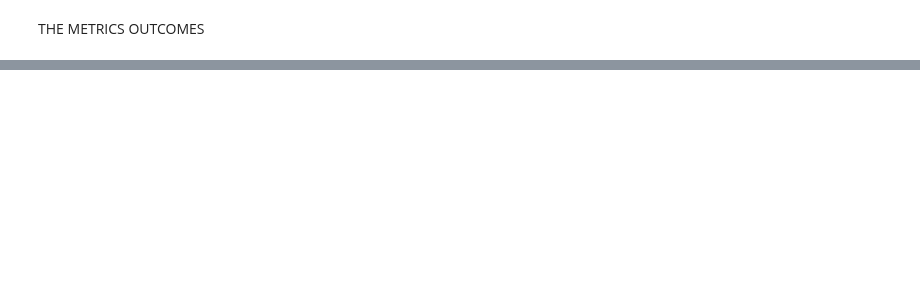
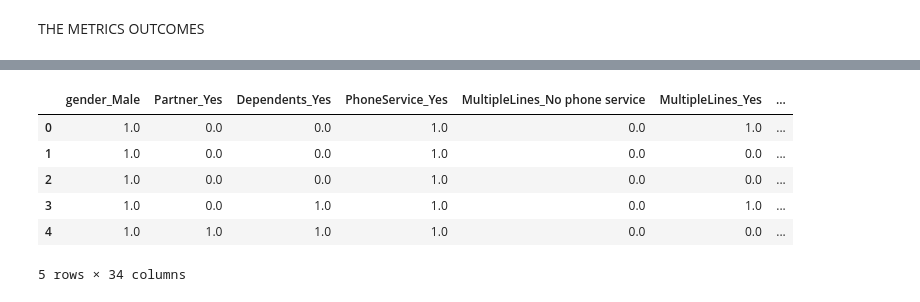
Before and after one commit to DzeBakuEso/AZUBI_CSM_LP2_CLASSISFICATION_MODEL, a Jupyter notebook: src/notebook/customer_churn_analysis.ipynb, the cells around one changed output, grey strips where cells are left out. Cells and saved outputs as stored; diff of their text form; code cells hidden in the pictures; blank space fills up the shorter version.

```diff
--- a/src/notebook/customer_churn_analysis.ipynb
+++ b/src/notebook/customer_churn_analysis.ipynb
@@ -1220,0 +1277,38 @@ BELOW WE WANT TO VIEW OUR NEW DATA SETS
+# %%
+
+# Encode categorical columns
+categorical_cols = ['gender', 'Partner', 'Dependents', 'PhoneService', 'MultipleLines', 'InternetService',
+                    'OnlineSecurity', 'OnlineBackup', 'DeviceProtection', 'TechSupport', 'StreamingTV',
+                    'StreamingMovies', 'Contract', 'PaperlessBilling', 'PaymentMethod', 'tenure_group']
+
+encoder = OneHotEncoder(drop='first', sparse=False)
+# Fit encoder on the concatenated data
+encoded_data = encoder.fit_transform(pd.concat([df[categorical_cols], df_test[categorical_cols]]))
+encoded_df = pd.DataFrame(encoded_data, columns=encoder.get_feature_names_out(categorical_cols))
+
+# Scale numerical columns
+numerical_cols = ['MonthlyCharges', 'TotalCharges' , 'SeniorCitizen'] # List of your numerical columns
+scaler = StandardScaler()
+
+# Fit scaler on the concatenated data
+scaled_data = scaler.fit_transform(pd.concat([df[numerical_cols], df_test[numerical_cols]]))
+scaled_df = pd.DataFrame(scaled_data, columns=numerical_cols)
+
+# Split the scaled and encoded data back into df and df_test
+df_encoded_scaled = pd.concat([encoded_df.iloc[:len(df)], scaled_df.iloc[:len(df)], df['Churn']], axis=1)
+df_test_encoded_scaled = encoded_df.iloc[len(df):].reset_index(drop=True)
+df_test_encoded_scaled = pd.concat([df_test_encoded_scaled, scaled_df.iloc[len(df):].reset_index(drop=True)], axis=1)
+
+# Balance classes using SMOTE on df_encoded_scaled
+smote = SMOTE(random_state=42)
+x_balanced, y_balanced = smote.fit_resample(df_encoded_scaled.drop(columns=['Churn']), df_encoded_scaled['Churn'])
+
+# Split the transformed dataset into x_train, x_test, y_train, y_test
+x_train, x_test, y_train, y_test = train_test_split(x_balanced, y_balanced, test_size=0.2, stratify=y_balanced, random_state=42)
+
+# Now, x_train, x_test, y_train, and y_test are ready for training and evaluating during hyperparameter tuning
+
+# Transform df_test_encoded_scaled (unseen test data) without balancing and splitting
+df_test = df_test_encoded_scaled
+
+# Now, combined_test_data is ready for final evaluation
@@ -1502,0 +1756,10 @@ WHICH IS NEXT ON THE AGENDA
+# %%
+df_test.head()
+# %% [output]
+|  | gender_Male | Partner_Yes | Dependents_Yes | PhoneService_Yes | MultipleLines_No phone service | MultipleLines_Yes | ... |
+| 0 | 1.0 | 0.0 | 0.0 | 1.0 | 0.0 | 1.0 | ... |
+| 1 | 1.0 | 0.0 | 0.0 | 1.0 | 0.0 | 0.0 | ... |
+| 2 | 1.0 | 0.0 | 0.0 | 1.0 | 0.0 | 0.0 | ... |
+| 3 | 1.0 | 0.0 | 1.0 | 1.0 | 0.0 | 1.0 | ... |
+| 4 | 1.0 | 1.0 | 1.0 | 1.0 | 0.0 | 0.0 | ... |
+5 rows × 34 columns
```
Also changed, not shown: parts of 55 cells of this notebook, 4 other files.
